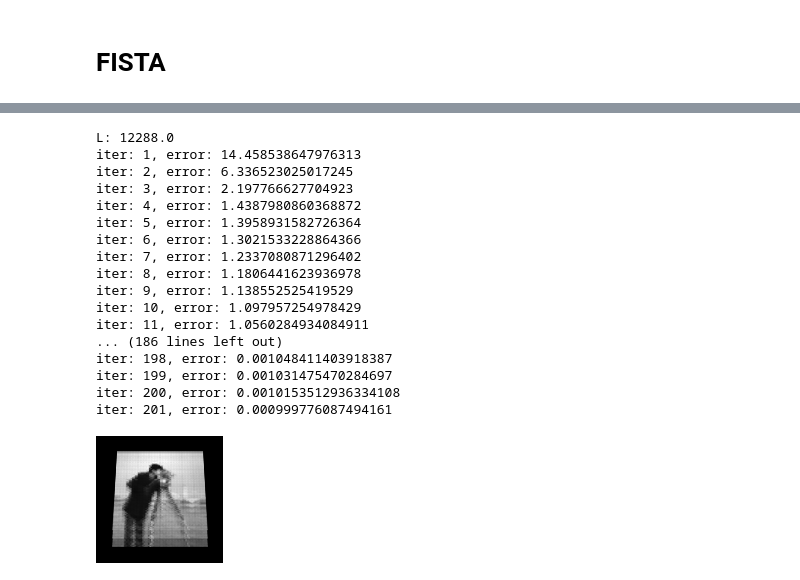
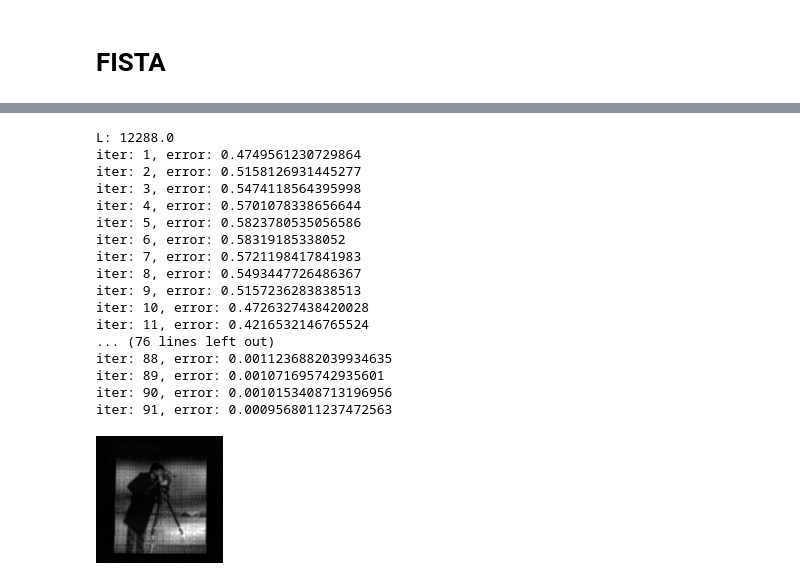
Before and after one commit to one-milli/labsrc, a Jupyter notebook: optimization/PGM.ipynb, the cells around one changed output, grey strips where cells are left out. Saved outputs shown, nothing was run; the diff lists cells and outputs as text; code cells hidden in the pictures.

```diff
--- a/optimization/PGM.ipynb
+++ b/optimization/PGM.ipynb
@@ -9,6 +9,8 @@ from PIL import Image
 import os
 import re
 import gc
+# %%
+DATA_PATH = '../../../OneDrive - m.titech.ac.jp/Lab/data/'
 # %%
 def images_to_matrix(folder_path, convert_gray=False, is_binary=False, seed=0, ratio=1.0, use_all=False):
     files = os.listdir(folder_path)
@@ -99,14 +102,14 @@ seed = 0
 # %%
 # 真のシステム行列の計算
-G_full = images_to_matrix('../data/hadamard'+str(n)+'_cap_W_sim/', convert_gray=True, use_all=True)
-F_full = images_to_matrix('../data/Hadamard'+str(n)+'_input/', is_binary=True, use_all=True)
-H1 = np.zeros((m**2, n**2))
-G1s = []
-for i in range(n**2):
-    G1s.append(G_full[:, 0])
-H1 = np.column_stack(G1s)
-F_hat_full = 2 * F_full- 1
-G_hat_full = 2 * G_full- H1
-H_true = G_hat_full@F_hat_full.T/(n**2)
+G_full = images_to_matrix(DATA_PATH + 'hadamard' + str(n) + '_cap_R_230516_128/', convert_gray=True, use_all=True)
+# F_full = images_to_matrix(DATA_PATH + 'Hadamard' + str(n) + '_input/', is_binary=True, use_all=True)
+# H1 = np.zeros((m**2, n**2))
+# G1s = []
+# for i in range(n**2):
+#     G1s.append(G_full[:, 0])
+# H1 = np.column_stack(G1s)
+# F_hat_full = 2 * F_full - 1
+# G_hat_full = 2 * G_full - H1
+# H_true = G_hat_full @ F_hat_full.T / (n**2)
 # %% [output]
 Used: [1, 2, 3, 4, 5, 6, 7, 8, 9, 10, 11, 12, 13, 14, 15, 16, 17, 18, 19, 20, 21, 22, 23, 24, 25, 26, 27, 28, 29, 30, 31, 32, 33, 34, 35, 36, 37, 38, 39, 40, 41, 42, 43, 44, 45, 46, 47, 48, 49, 50, 51 ...
@@ -125,8 +126,8 @@ np.save('../data/systemMatrix/H_matrix_true.npy', H_true)
 H = np.zeros((m**2, n**2))
 ratio = 0.1
 # %%
-G = images_to_matrix('../data/hadamard'+str(n)+'_cap_W_sim/', convert_gray=True, seed=seed, ratio=ratio, use_all=False)
-F = images_to_matrix('../data/Hadamard'+str(n)+'_input/', is_binary=True, seed=seed, ratio=ratio, use_all=False)
+G = images_to_matrix(DATA_PATH + 'hadamard' + str(n) + '_cap_R_230516_128/', convert_gray=True, seed=seed, ratio=ratio, use_all=True)
+F = images_to_matrix(DATA_PATH + 'Hadamard' + str(n) + '_input/', is_binary=True, seed=seed, ratio=ratio, use_all=True)
 print(G.shape)
 print(F.shape)
 # %% [output]
@@ -151,47 +152,47 @@ print(G_hat.shape)
 # Hを更新
 H = update_H(H, G_hat, F_hat, lmd, threshold)
 
-# np.save('../data/systemMatrix/H_matrix_FISTA.npy', H)
+np.save(DATA_PATH + 'systemMatrix/H_matrix_FISTA_10p.npy', H)
 
 # plt.figure(figsize=(12, 8))
 # sns.heatmap(H, annot=False, cmap='viridis')
 # %% [output]
 L: 12288.0
-iter: 1, error: 14.458538647976313
-iter: 2, error: 6.336523025017245
-iter: 3, error: 2.197766627704923
-iter: 4, error: 1.4387980860368872
-iter: 5, error: 1.3958931582726364
-iter: 6, error: 1.3021533228864366
-iter: 7, error: 1.2337080871296402
-iter: 8, error: 1.1806441623936978
-iter: 9, error: 1.138552525419529
-iter: 10, error: 1.097957254978429
-iter: 11, error: 1.0560284934084911
-... (186 lines left out)
-iter: 198, error: 0.001048411403918387
-iter: 199, error: 0.001031475470284697
-iter: 200, error: 0.0010153512936334108
-iter: 201, error: 0.000999776087494161
+iter: 1, error: 0.4749561230729864
+iter: 2, error: 0.5158126931445277
+iter: 3, error: 0.5474118564395998
+iter: 4, error: 0.5701078338656644
+iter: 5, error: 0.5823780535056586
+iter: 6, error: 0.58319185338052
+iter: 7, error: 0.5721198417841983
+iter: 8, error: 0.5493447726486367
+iter: 9, error: 0.5157236283838513
+iter: 10, error: 0.4726327438420028
+iter: 11, error: 0.4216532146765524
+... (76 lines left out)
+iter: 88, error: 0.0011236882039934635
+iter: 89, error: 0.001071695742935601
+iter: 90, error: 0.0010153408713196956
+iter: 91, error: 0.0009568011237472563
 # %%
-sample_image = Image.open('../data/sample_image64/Cameraman64.png')
+sample_image = Image.open(DATA_PATH + 'sample_image64/Cameraman64.png')
 sample_image = sample_image.convert('L')
-sample_image = np.asarray(sample_image).flatten()/255
+sample_image = np.asarray(sample_image).flatten() / 255
 
-Hf = H@sample_image
+Hf = H @ sample_image
 Hf_img = Hf.reshape(m, m)
 
 # plt.figure(figsize=(12, 8))
 # sns.heatmap(Hf_img, annot=False, cmap='viridis')
 
 fig, ax = plt.subplots(figsize=Hf_img.shape[::-1], dpi=1, tight_layout=True)
 ax.imshow(Hf_img, cmap='gray')
 ax.axis('off')
-filename = '../data/240304/Cameraman64_' + str(ratio)
-fig.savefig(filename + '.png', dpi=1)
+filename = DATA_PATH + '240327/Cameraman64_' + str(ratio)
+# fig.savefig(filename + '.png', dpi=1)
 plt.show()
 # %% [output]
-[figure, old version]
+[figure, new version]
 # %%
 rem = np.linalg.norm(H_true-H, 'fro')
 print(rem)
```
Also changed, not shown: parts of 8 cells of this notebook, 6 other files.
